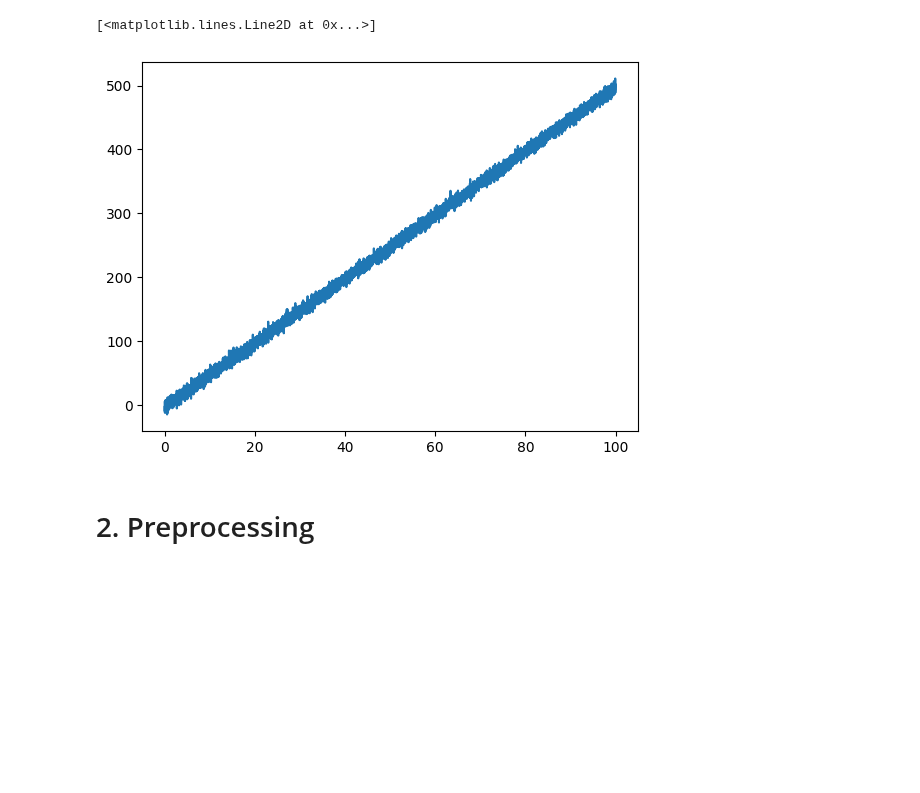
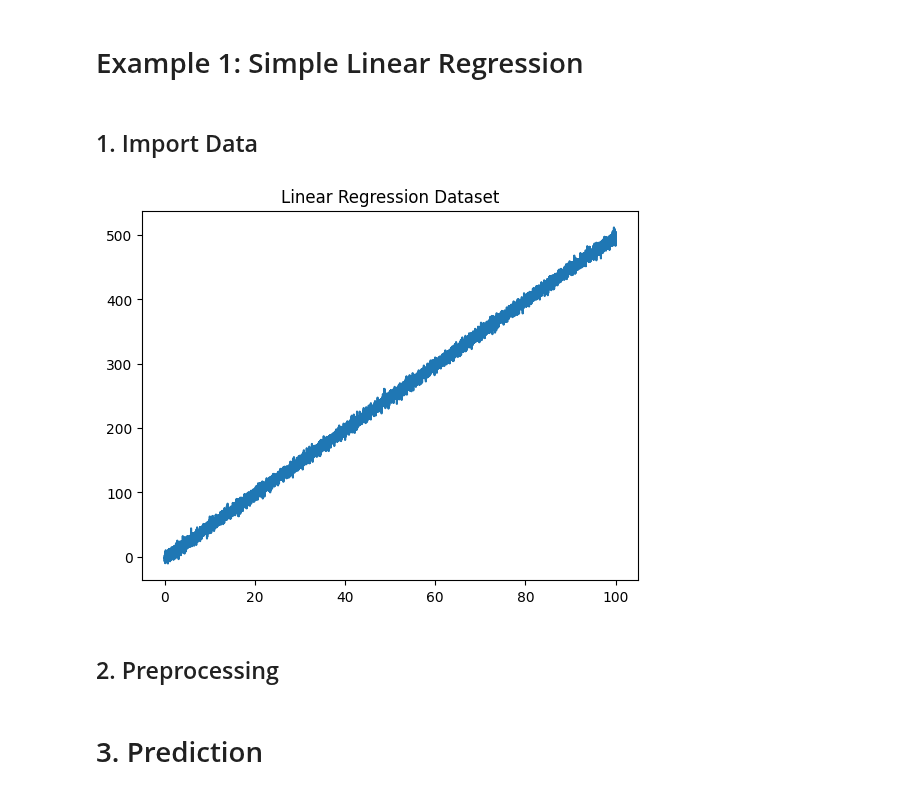
Before and after one commit to NickOLeeney/neural-network-from-scratch, a Jupyter notebook: examples/regression.ipynb, the cells around one changed output. Saved outputs shown, nothing was run; the diff lists cells and outputs as text; code cells hidden in the pictures; blank space fills up the shorter version.

```diff
--- a/examples/regression.ipynb
+++ b/examples/regression.ipynb
@@ -14,27 +9,31 @@ target = pd.DataFrame(data=data.target, columns=data.target_names)
-# %%
-n_points = 10000
-a=5
-b=-3
-alpha = 0.01
-
-x = np.linspace(0,100,n_points)
-y = a*x+b
-
-white_noise = np.random.randn(len(x))*max(y)*alpha
-y = y + white_noise
-
-features = pd.DataFrame(data={'x':x})
-target = pd.DataFrame(data={'y':y})
-plt.plot(x,y)
-# %% [output]
-[<matplotlib.lines.Line2D at 0x...>]
-[figure, removed]
-# %% [markdown]
-# 2. Preprocessing
 # %%
 def min_max_scaler(series):
     normalized = (series - min(series)) / (max(series)-min(series))
     return normalized
+# %% [markdown]
+# Example 1: Simple Linear Regression
+# %% [markdown]
+## 1. Import Data
+# %%
+n_points = 10000
+a=5
+b=-3
+alpha = 0.01
+
+x = np.linspace(0,100,n_points)
+y = a*x+b
+
+white_noise = np.random.randn(len(x))*max(y)*alpha
+y = y + white_noise
+
+features = pd.DataFrame(data={'x':x})
+target = pd.DataFrame(data={'y':y})
+plt.plot(x,y)
+plt.title('Linear Regression Dataset');
+# %% [output]
+[figure, added]
+# %% [markdown]
+## 2. Preprocessing
 # %%
 for col in features.columns:
     features[col] = min_max_scaler(features[col])
@@ -52,4 +50,6 @@ train_x = train_x.to_numpy().T
 test_x = test_x.to_numpy().T
 train_y = train_y.to_numpy().T
 test_y = test_y.to_numpy().T
+# %% [markdown]
+# 3. Prediction
 # %%
```
Also changed, not shown: parts of 21 cells of this notebook.
